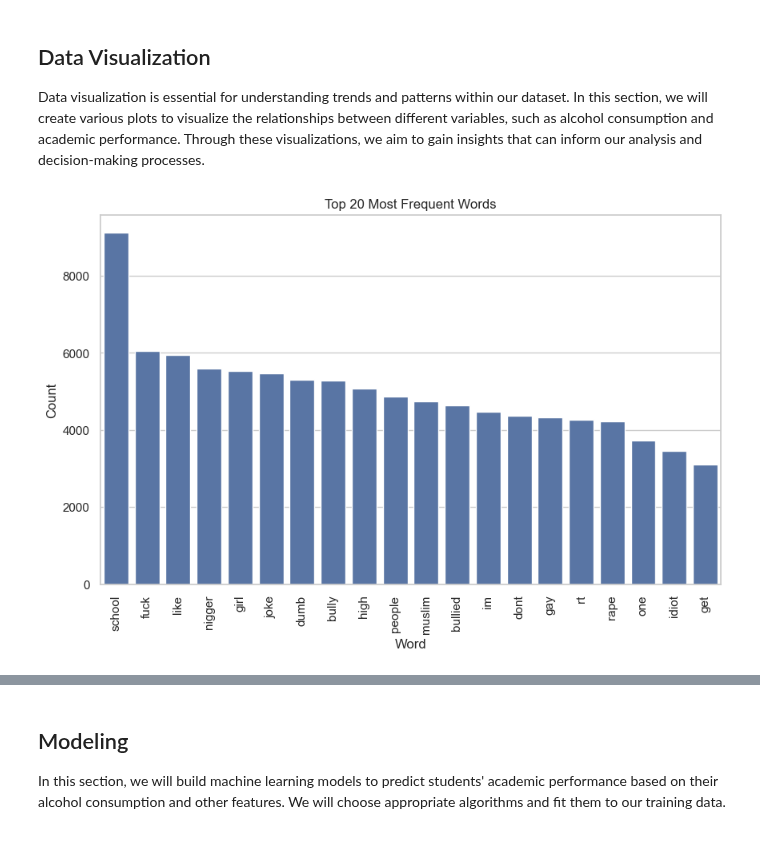
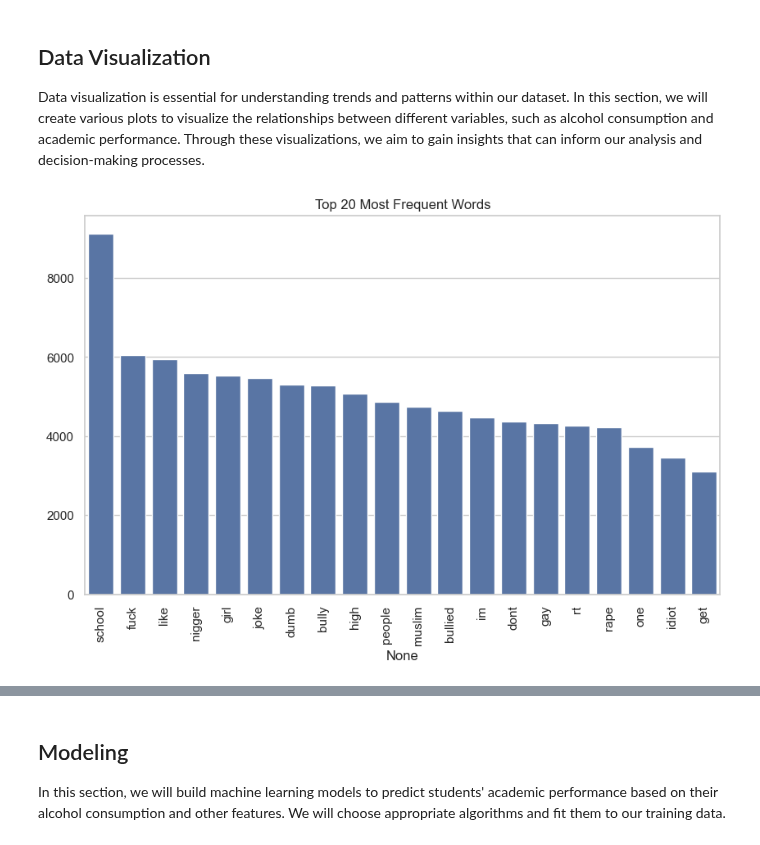
Before and after one commit to richenapedro/Data-Science-Analyst, a Jupyter notebook: Working/CyberBullying Detection/script/CyberBullying Detection.ipynb, the cells around one changed output, grey strips where cells are left out. Saved outputs shown, nothing was run; the diff lists cells and outputs as text; code cells hidden in the pictures.

```diff
--- a/Working/CyberBullying Detection/script/CyberBullying Detection.ipynb
+++ b/Working/CyberBullying Detection/script/CyberBullying Detection.ipynb
@@ -378,36 +394,33 @@ Data visualization is essential for understanding trends and patterns within our
 # %%
 # Initialize the Count Vectorizer with a maximum of 1000 features
 vectorizer = CountVectorizer(max_features=1000)
 
 # Fit and transform the cleaned text data into a matrix of token counts
 X = vectorizer.fit_transform(df['cleaned_text']).toarray()
 
 # Visualization of word frequency
 # Create a DataFrame from the matrix with feature names as columns
 word_freq = pd.DataFrame(X, columns=vectorizer.get_feature_names_out())
 
 # Sum the frequencies of each word and sort them in descending order
 word_freq_sum = word_freq.sum().sort_values(ascending=False)
 
 # Set up the figure size for the plot
 plt.figure(figsize=(10, 6))
 
 # Create a bar plot for the top 20 most frequent words
-top_words = word_freq_sum.head(20)
-sns.barplot(x=top_words.index, y=top_words.values)
+sns.barplot(x=word_freq_sum.head(20).index, y=word_freq_sum.head(20).values)
 
 # Rotate x-axis labels for better readability
 plt.xticks(rotation=90)
 
-# Set the title and labels of the plot
+# Set the title of the plot
 plt.title('Top 20 Most Frequent Words')
-plt.xlabel('Word')  # Set the label for the X-axis
-plt.ylabel('Count')  # Set the label for the Y-axis
 
 # Display the plot
 plt.show()
 # %% [output]
-[figure, old version]
+[figure, new version]
 # %%
 # Initialize the Count Vectorizer with a maximum of 1000 features
 vectorizer = CountVectorizer(max_features=1000)
```
Also changed, not shown: parts of 8 cells of this notebook.
